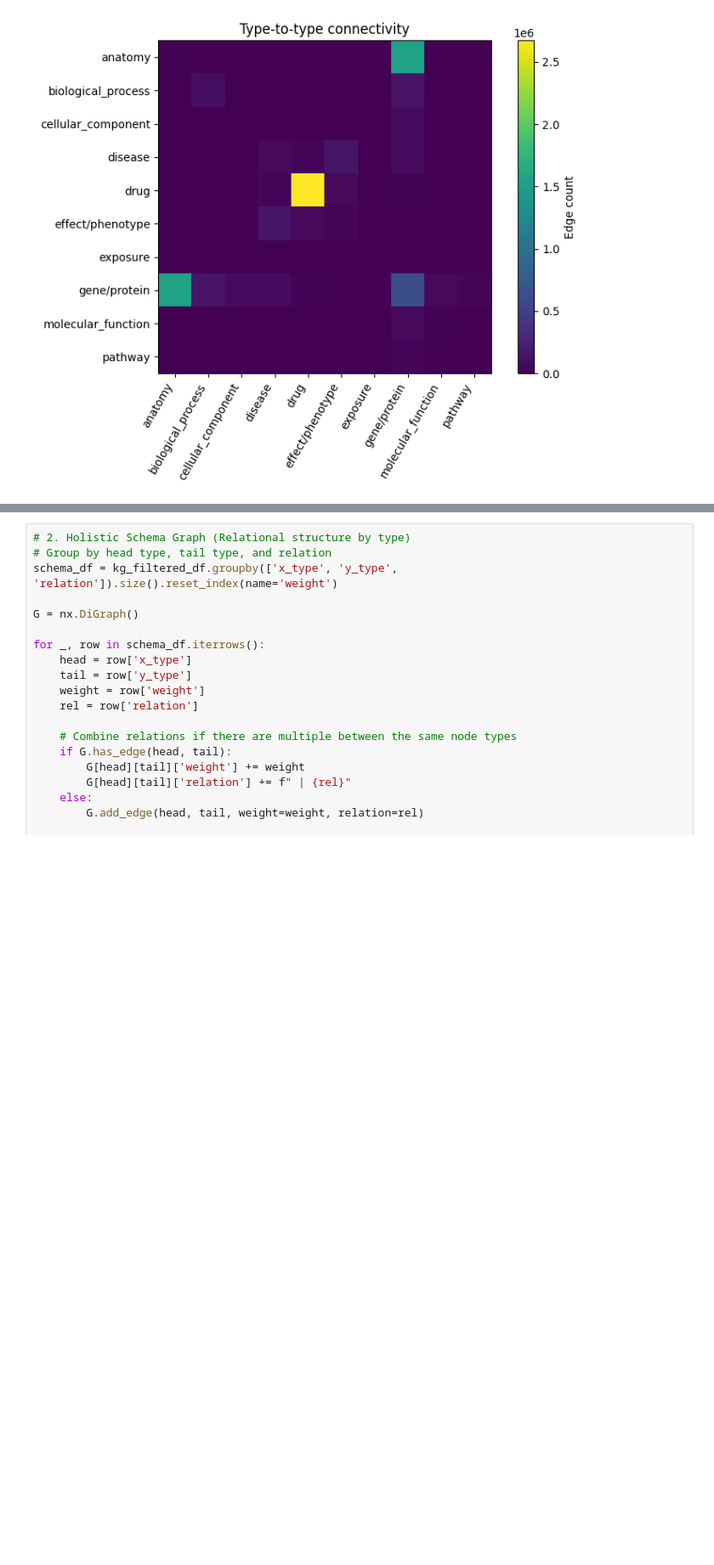
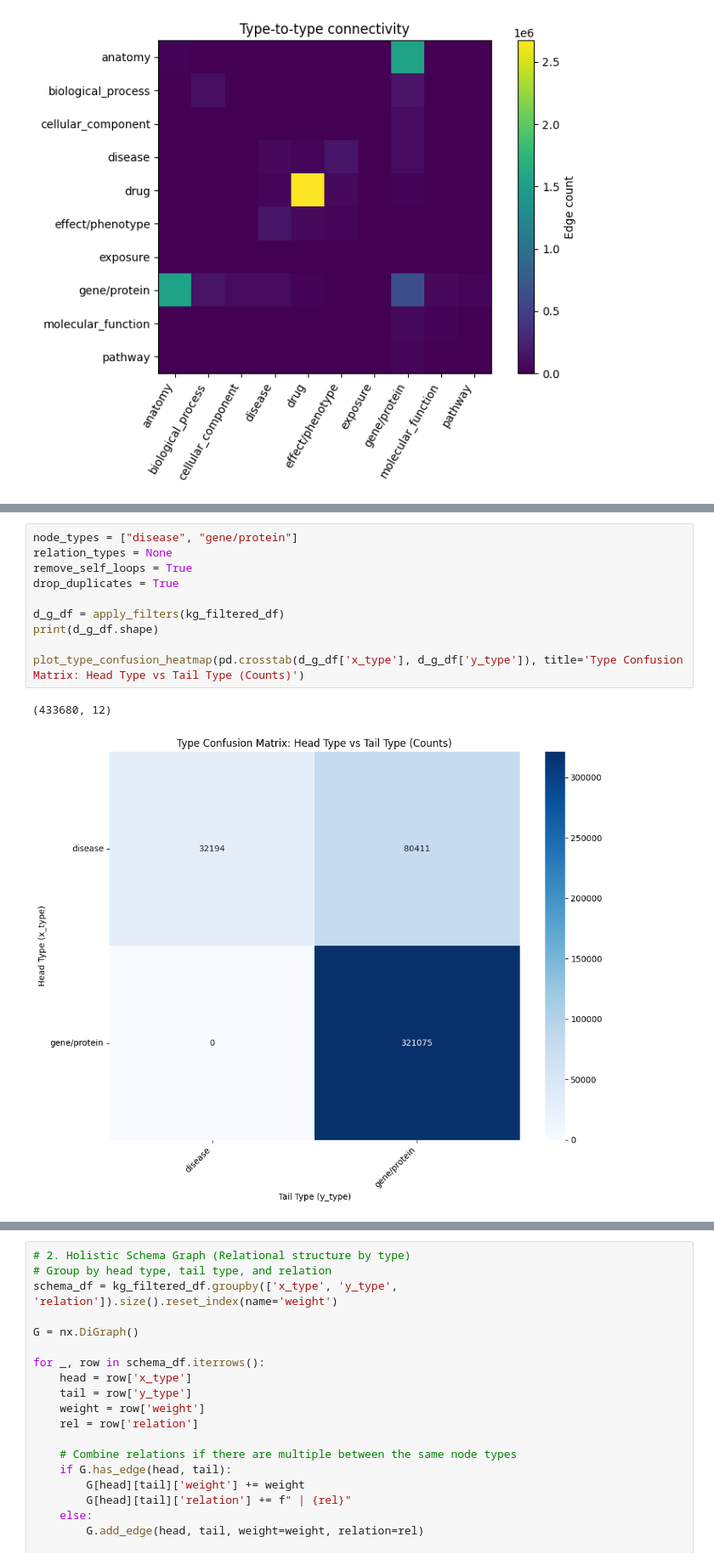
Before and after one commit to wittmajerd/Disease-Gene-Prioritization-Project, a Jupyter notebook: analysis/KG_analysis.ipynb, the cells around one changed output, grey strips where cells are left out. Shown at 85% size. Saved outputs shown, nothing was run; the diff lists cells and outputs as text; blank space fills up the shorter version.

```diff
--- a/analysis/KG_analysis.ipynb
+++ b/analysis/KG_analysis.ipynb
@@ -523,0 +571,13 @@ kg_filtered_df = pd.read_csv("c:/diploma/Disease-Gene-Prioritization-Project/pri
+# %%
+node_types = ["disease", "gene/protein"]
+relation_types = None
+remove_self_loops = True
+drop_duplicates = True
+
+d_g_df = apply_filters(kg_filtered_df)
+print(d_g_df.shape)
+
+plot_type_confusion_heatmap(pd.crosstab(d_g_df['x_type'], d_g_df['y_type']), title='Type Confusion Matrix: Head Type vs Tail Type (Counts)')
+# %% [output]
+(433680, 12)
+[figure, added]
```
Also changed, not shown: parts of 13 cells of this notebook, 2 other files.
